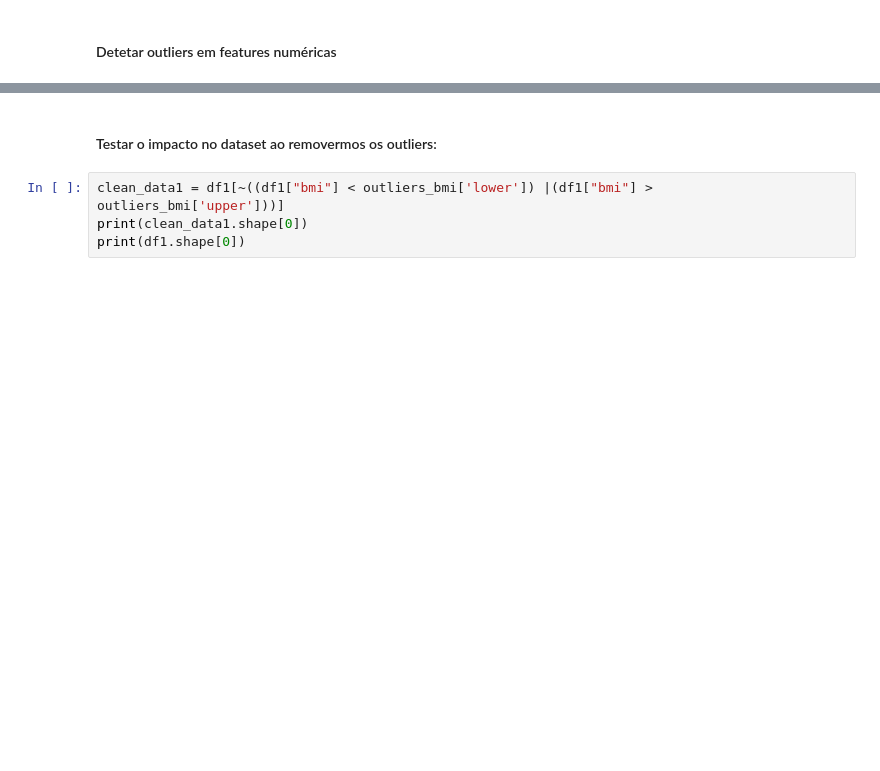
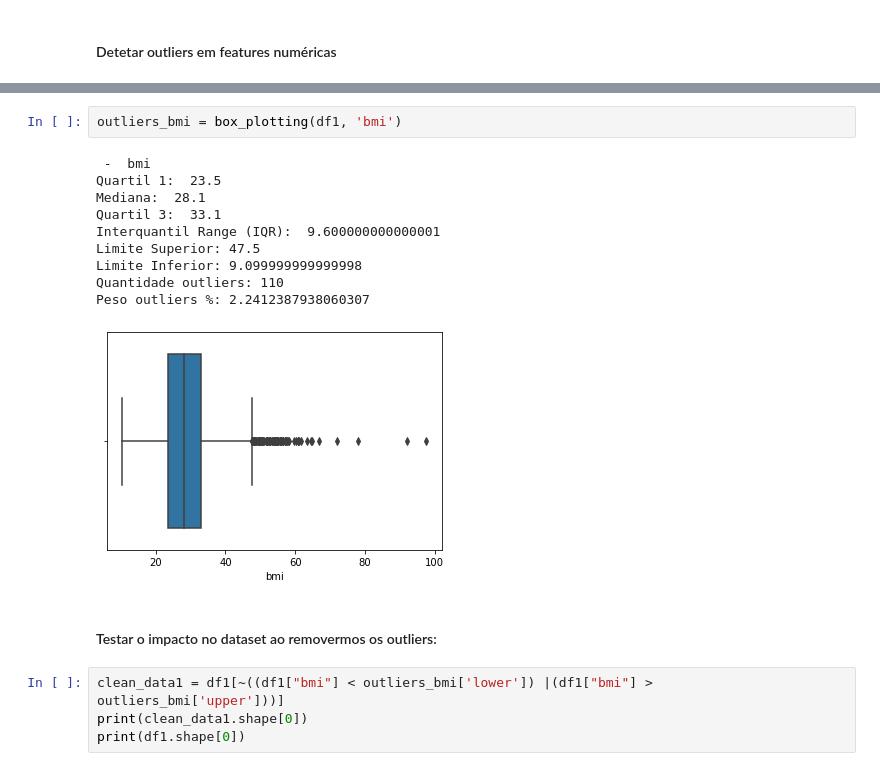
Before and after one commit to ManuelS0usa/Stroke_EDA, a Jupyter notebook: Stroke_EDA.ipynb, the cells around one changed output, grey strips where cells are left out. Cells and saved outputs as stored; diff of their text form; blank space fills up the shorter version.

```diff
--- a/Stroke_EDA.ipynb
+++ b/Stroke_EDA.ipynb
@@ -273,3 +291,16 @@ Limite Inferior: 9.099999999999998
+# %%
+outliers_bmi = box_plotting(df1, 'bmi')
+# %% [output]
+ -  bmi
+Quartil 1:  23.5
+Mediana:  28.1
+Quartil 3:  33.1
+Interquantil Range (IQR):  9.600000000000001
+Limite Superior: 47.5
+Limite Inferior: 9.099999999999998
+Quantidade outliers: 110
+Peso outliers %: 2.2412387938060307
+[figure, added]
 # %% [markdown]
 #### Testar o impacto no dataset ao removermos os outliers:
 # %%
```
Also changed, not shown: parts of 76 cells of this notebook.
